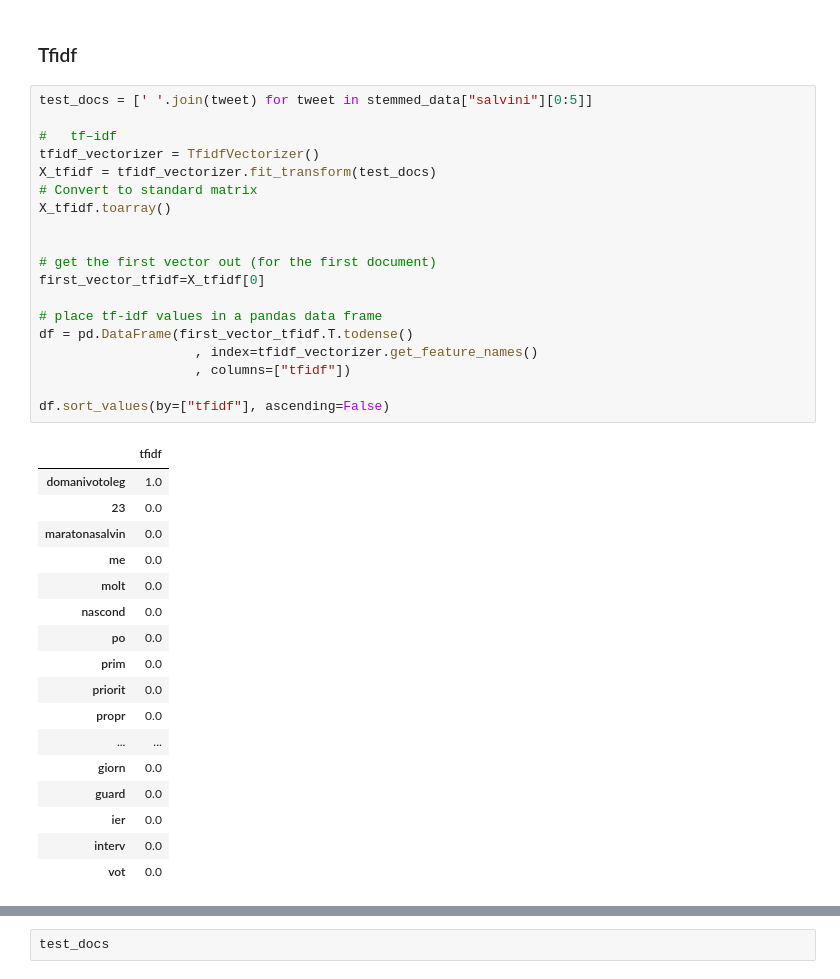
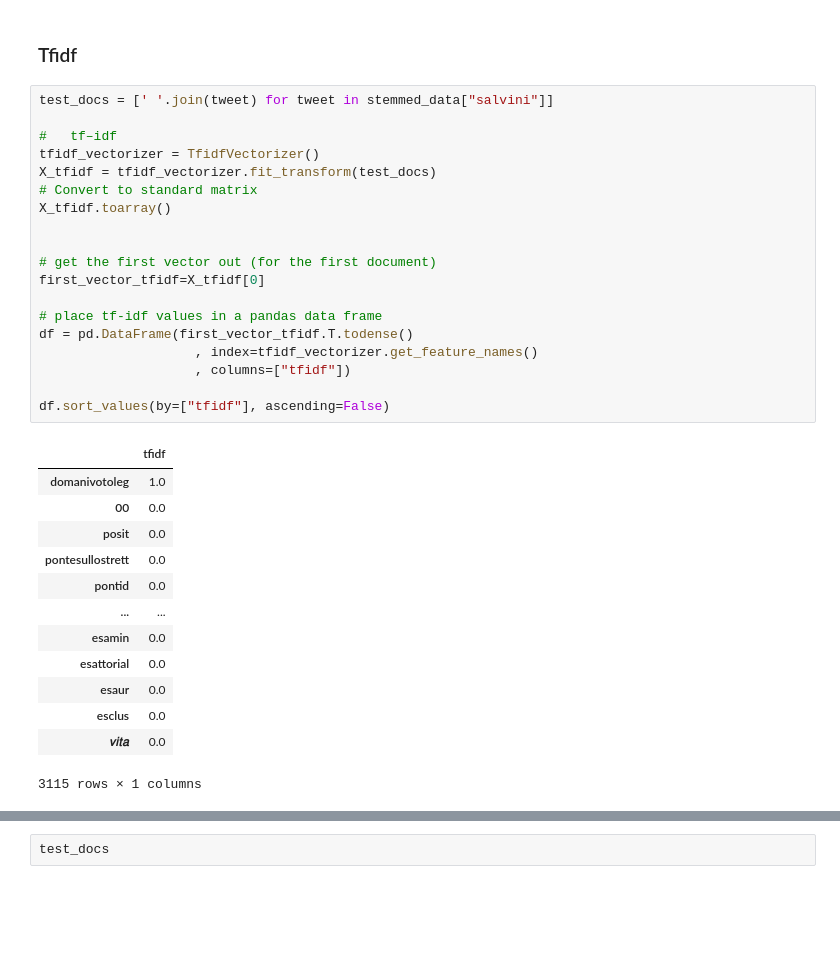
Before and after one commit to bigliolimatteo/how-politicians-change-their-mind, a Jupyter notebook: data_cleaning.ipynb, the cells around one changed output, grey strips where cells are left out. Cells and saved outputs as stored; diff of their text form; blank space fills up the shorter version.

```diff
--- a/data_cleaning.ipynb
+++ b/data_cleaning.ipynb
@@ -213,42 +201,38 @@ stemmed_data = {politician: [stem(tweet, OurStemmer(open("words.txt", "r").read(
 # %% [markdown]
 ### Tfidf
 # %%
-test_docs = [' '.join(tweet) for tweet in stemmed_data["salvini"][0:5]]
+test_docs = [' '.join(tweet) for tweet in stemmed_data["salvini"]]
 
 #   tf–idf
 tfidf_vectorizer = TfidfVectorizer()
 X_tfidf = tfidf_vectorizer.fit_transform(test_docs)
 # Convert to standard matrix
 X_tfidf.toarray()
 
 
 # get the first vector out (for the first document)
 first_vector_tfidf=X_tfidf[0]
 
 # place tf-idf values in a pandas data frame
 df = pd.DataFrame(first_vector_tfidf.T.todense()
                     , index=tfidf_vectorizer.get_feature_names()
                     , columns=["tfidf"])
 
 df.sort_values(by=["tfidf"], ascending=False)
 # %% [output]
 |  | tfidf |
 | domanivotoleg | 1.0 |
-| 23 | 0.0 |
-| maratonasalvin | 0.0 |
-| me | 0.0 |
-| molt | 0.0 |
-| nascond | 0.0 |
-| po | 0.0 |
-| prim | 0.0 |
-| priorit | 0.0 |
-| propr | 0.0 |
+| 00 | 0.0 |
+| posit | 0.0 |
+| pontesullostrett | 0.0 |
+| pontid | 0.0 |
 | ... | ... |
-| giorn | 0.0 |
-| guard | 0.0 |
-| ier | 0.0 |
-| interv | 0.0 |
-| vot | 0.0 |
+| esamin | 0.0 |
+| esattorial | 0.0 |
+| esaur | 0.0 |
+| esclus | 0.0 |
+| 𝑣𝑖𝑡𝑎 | 0.0 |
+3115 rows × 1 columns
 # %%
 # Standardization of datasets is a common requirement for many machine learning estimators implemented in scikit-learn; they might behave badly if the individual features do not more or less look like standard normally distributed data: Gaussian with zero mean and unit variance.
 
```
Also changed, not shown: parts of 8 cells of this notebook.
